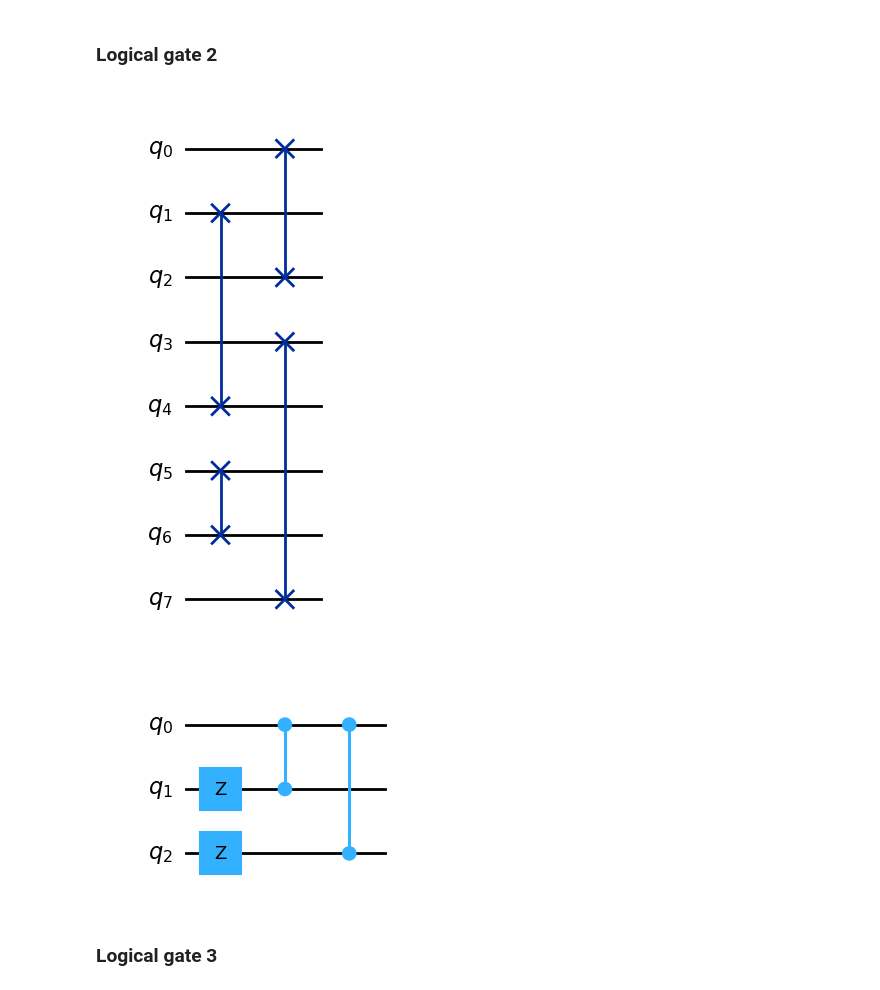
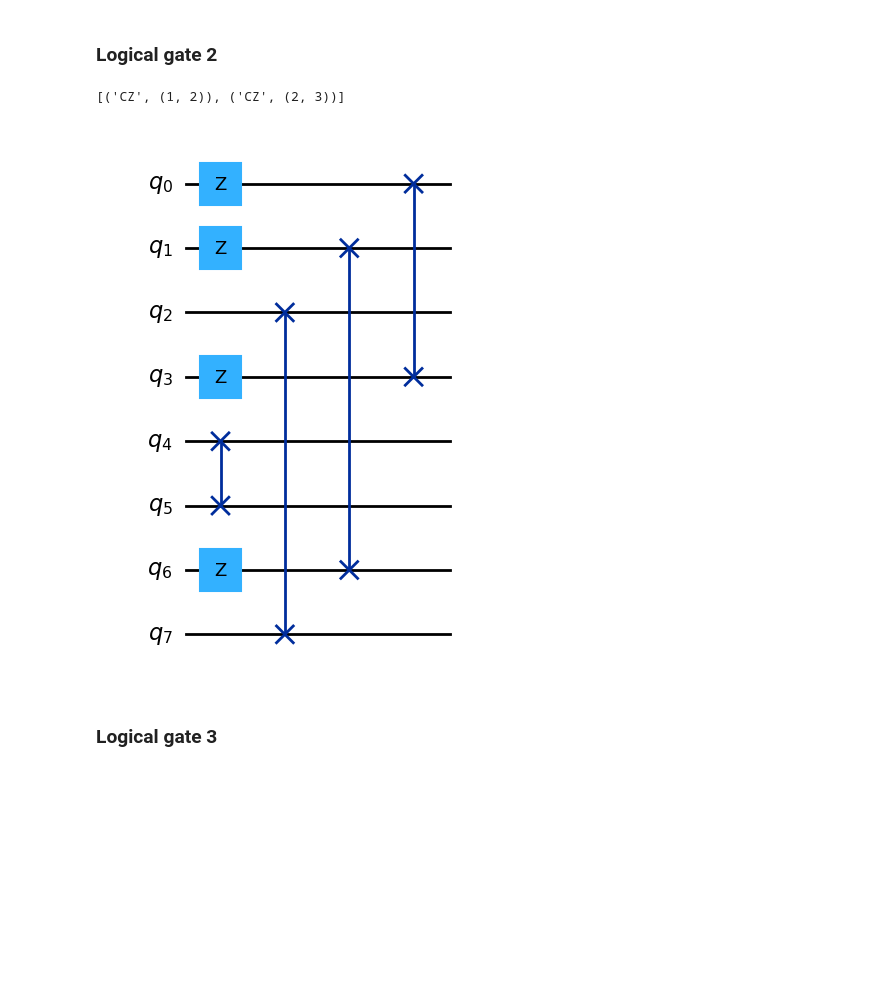
Before and after one commit to hsayginel/autqec, a Jupyter notebook: examples/codes_from_codetables.ipynb, the cells around one changed output. Cells and saved outputs as stored; diff of their text form; code cells hidden in the pictures; blank space fills up the shorter version.

```diff
--- a/examples/codes_from_codetables.ipynb
+++ b/examples/codes_from_codetables.ipynb
@@ -65,16 +55,13 @@ qc.draw(output='mpl')
 # %% [markdown]
 ### Logical gate 2
-# %%
-# physical circuit
-qc = construct_circuit(physical_circuits[1], n)
-qc.draw(output='mpl')
-# %% [output]
-[figure, removed]
-# %%
-# logical circuit
-qc = construct_circuit(logical_circuits[1], k)
-qc.draw(output='mpl')
-# %% [output]
-[figure, removed]
+# %%
+# physical circuit
+circ = circuits[1]
+print(circ[0])
+qc = construct_circuit(circ[1], n)
+qc.draw(output='mpl')
+# %% [output]
+[('CZ', (1, 2)), ('CZ', (2, 3))]
+[figure, added]
 # %% [markdown]
 ### Logical gate 3
```
Also changed, not shown: parts of 18 cells of this notebook, 7 other files.
